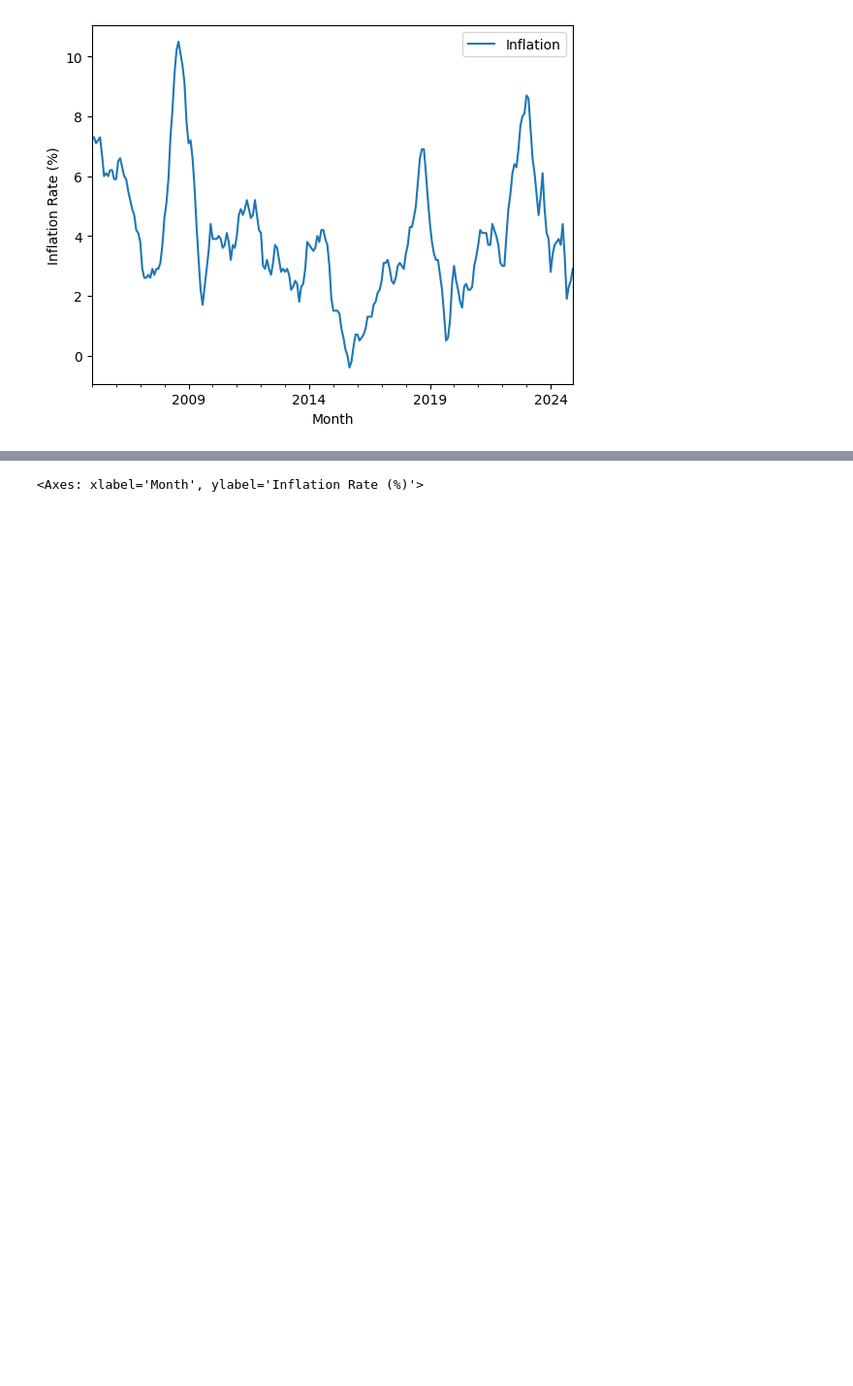
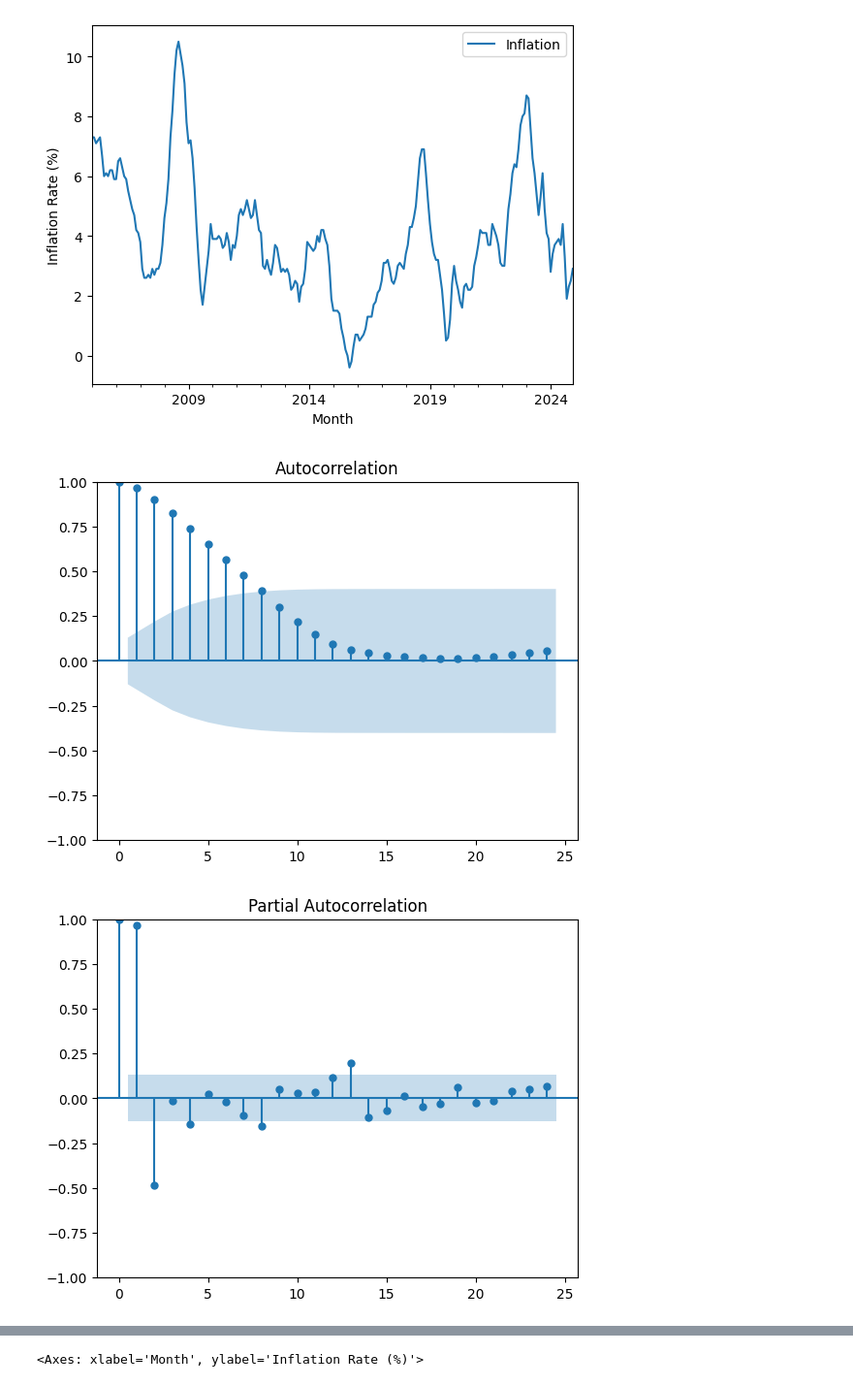
Before and after one commit to niceWizzard/pymm, a Jupyter notebook: arima-inflation.ipynb, the cells around one changed output, grey strips where cells are left out. Shown at 97% size. Saved outputs shown, nothing was run; the diff lists cells and outputs as text; code cells hidden in the pictures; blank space fills up the shorter version.

```diff
--- a/arima-inflation.ipynb
+++ b/arima-inflation.ipynb
@@ -28,6 +28,13 @@ Month
 2024-12-01        2.9
 Total: 240, Train: 228, Test: 12
 [figure]
+# %%
+from utils import plot_autocorrelations
+
+plot_autocorrelations(train)
+# %% [output]
+[figure, added]
+[figure, added]
 # %%
 from utils import arima_grid_search
 
```
Also changed, not shown: parts of 2 cells of this notebook.
